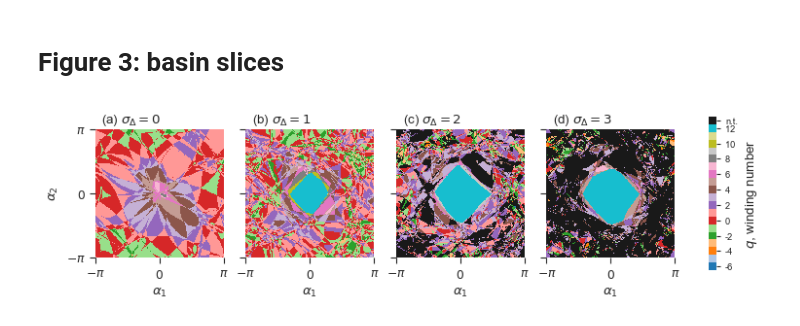
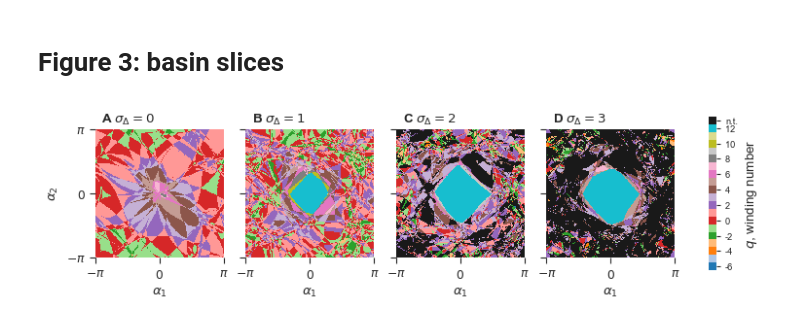
Before and after one commit to maximelucas/basins_and_triangles, a Jupyter notebook: notebooks/figure_3_basin_slices.ipynb, the cells around one changed output. Drawn from its saved outputs; the diff is of its cells as text; code cells hidden in the pictures.

```diff
--- a/notebooks/figure_3_basin_slices.ipynb
+++ b/notebooks/figure_3_basin_slices.ipynb
@@ -65,36 +65,37 @@ for i, sigma in enumerate(sigmas):
     axs[i].set_yticks([-np.pi, 0, np.pi])
     axs[i].set_xticklabels([r"$-\pi$", "$0$", r"$\pi$"])
 
-    letter = ["a", "b", "c", "d"]
+    letter = ["A", "B", "C", "D"]
 
     axs[i].text(
         0.05,
         1.05,
-        f"({letter[i]}) $\sigma_{{\Delta}} = {sigma}$",
+        f"{letter[i]} $\sigma_{{\Delta}} = {sigma}$",
         transform=axs[i].transAxes,
+        weight="bold"
     )
 
 
 axs[0].set_yticklabels([r"$-\pi$", "$0$", r"$\pi$"])
 
 axs[0].set_ylabel(r"$\alpha_2$")
 
 ticks = list(range(-6, 13, 2)) + [13]
 cbar = fig.colorbar(im, ax=axs, ticks=ticks, shrink=1.2, label="$q$, winding number")
 
 for ax in axs:
     ax.tick_params("both", width=0.8, length=4, which="major")
 
 cbar.ax.tick_params("both", width=0.8, length=3, which="major")
 
 custom_tick_labels = [str(i) if i != 13 else "n.t." for i in ticks]
 cbar.set_ticklabels(custom_tick_labels)
 
 
 sb.despine(bottom=True, left=True)
 cbar.outline.set_visible(False)
 cbar.ax.tick_params(labelsize="x-small")
 
 #plt.savefig(f"{results_dir}figure_3.pdf", dpi=250, bbox_inches="tight", pad_inches=0)
 # %% [output]
-[figure, old version]
+[figure, new version]
```
Also changed, not shown: 12 other files.
